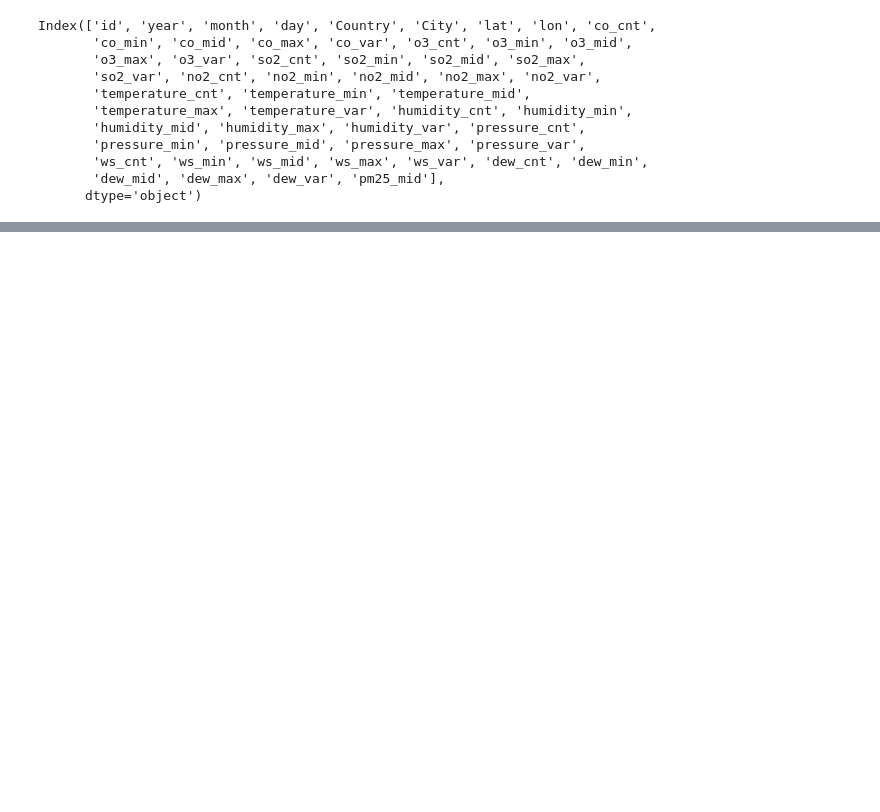
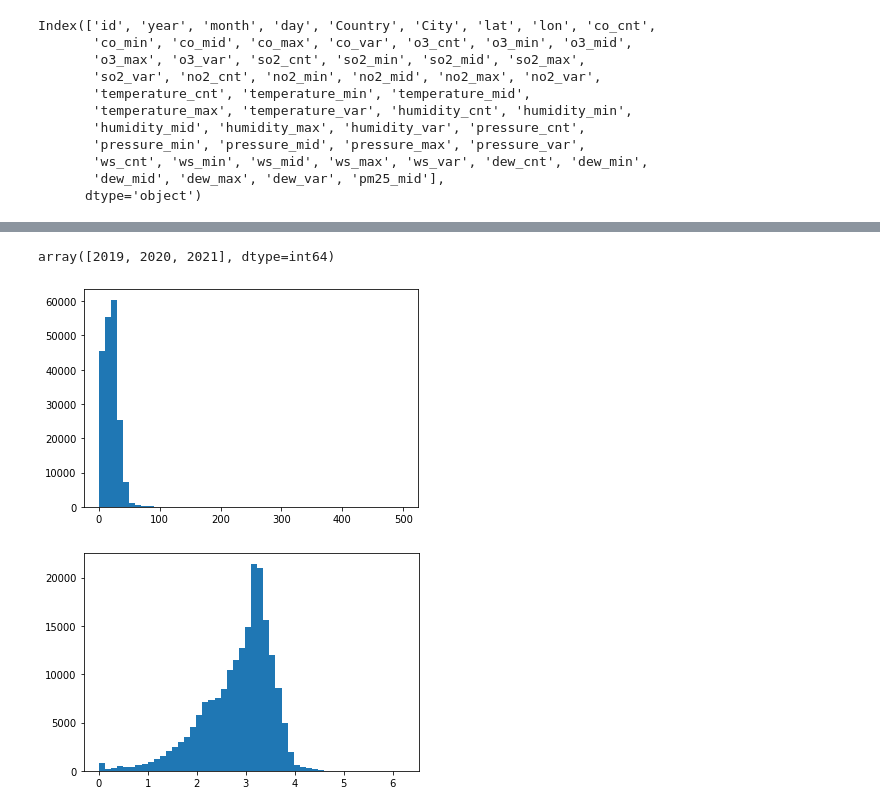
Before and after one commit to yu8867/Sony, a Jupyter notebook: src/analyze.ipynb, the cells around one changed output, grey strips where cells are left out. Saved outputs shown, nothing was run; the diff lists cells and outputs as text; code cells hidden in the pictures; blank space fills up the shorter version.

```diff
--- a/src/analyze.ipynb
+++ b/src/analyze.ipynb
@@ -116,0 +97,16 @@ for col in train.columns:
+# %%
+train, test = Load_dataset()
+train.year.unique()
+# %% [output]
+array([2019, 2020, 2021], dtype=int64)
+# %%
+# o3_mid
+
+o3_mid_log = np.log(train["o3_mid"] + 1)
+plt.hist(train["o3_mid"], bins=50)
+plt.show()
+plt.hist(o3_mid_log, bins=50)
+plt.show()
+# %% [output]
+[figure, added]
+[figure, added]
```
Also changed, not shown: parts of 7 cells of this notebook, 12 other files.
